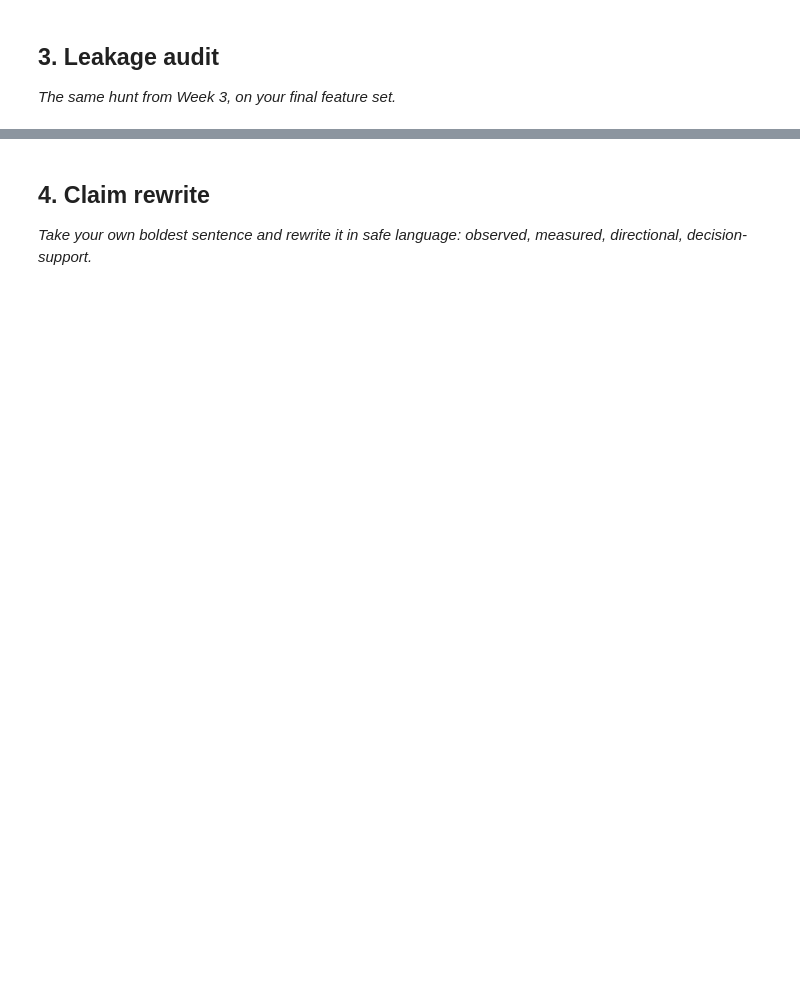
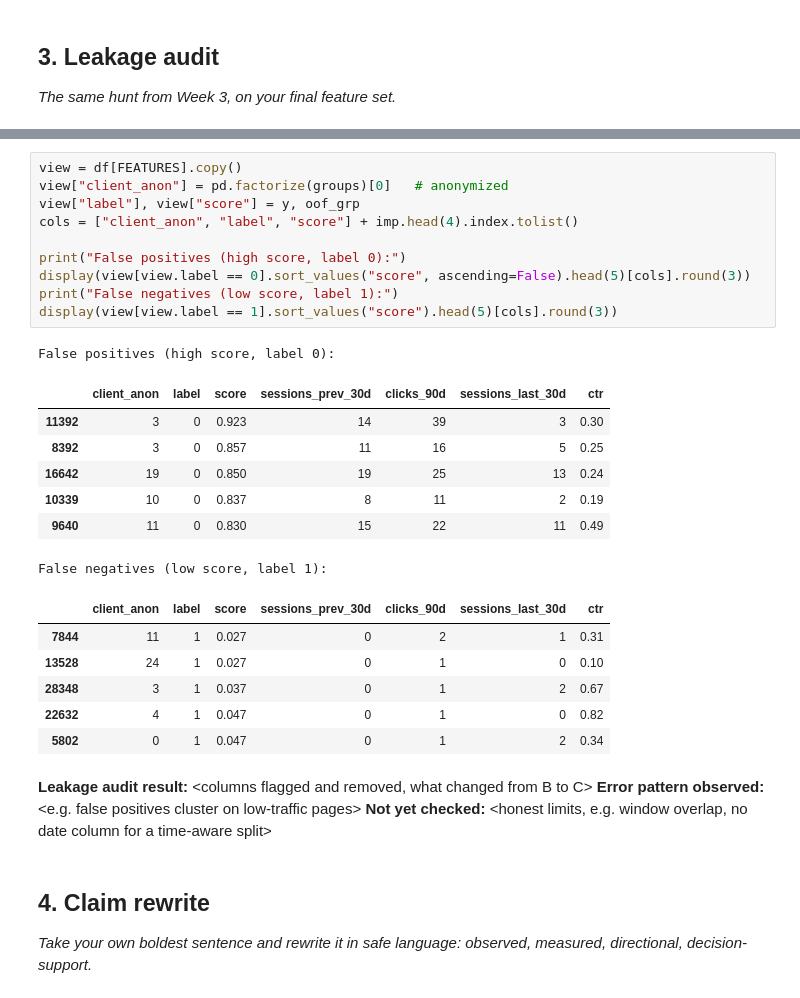
Before and after one commit to piasa19/flyrank-ml-internship-starter, a Jupyter notebook: work/notebooks/w06_validation_audit.ipynb, the cells around one changed output, grey strips where cells are left out. Saved outputs shown, nothing was run; the diff lists cells and outputs as text; blank space fills up the shorter version.

```diff
--- a/work/notebooks/w06_validation_audit.ipynb
+++ b/work/notebooks/w06_validation_audit.ipynb
@@ -21,3 +189,32 @@ This skeleton is yours to fill. Work the sections **in order** — each one has
+# %%
+view = df[FEATURES].copy()
+view["client_anon"] = pd.factorize(groups)[0]   # anonymized
+view["label"], view["score"] = y, oof_grp
+cols = ["client_anon", "label", "score"] + imp.head(4).index.tolist()
+
+print("False positives (high score, label 0):")
+display(view[view.label == 0].sort_values("score", ascending=False).head(5)[cols].round(3))
+print("False negatives (low score, label 1):")
+display(view[view.label == 1].sort_values("score").head(5)[cols].round(3))
+# %% [output]
+False positives (high score, label 0):
+|  | client_anon | label | score | sessions_prev_30d | clicks_90d | sessions_last_30d | ctr |
+| 11392 | 3 | 0 | 0.923 | 14 | 39 | 3 | 0.30 |
+| 8392 | 3 | 0 | 0.857 | 11 | 16 | 5 | 0.25 |
+| 16642 | 19 | 0 | 0.850 | 19 | 25 | 13 | 0.24 |
+| 10339 | 10 | 0 | 0.837 | 8 | 11 | 2 | 0.19 |
+| 9640 | 11 | 0 | 0.830 | 15 | 22 | 11 | 0.49 |
+False negatives (low score, label 1):
+|  | client_anon | label | score | sessions_prev_30d | clicks_90d | sessions_last_30d | ctr |
+| 7844 | 11 | 1 | 0.027 | 0 | 2 | 1 | 0.31 |
+| 13528 | 24 | 1 | 0.027 | 0 | 1 | 0 | 0.10 |
+| 28348 | 3 | 1 | 0.037 | 0 | 1 | 2 | 0.67 |
+| 22632 | 4 | 1 | 0.047 | 0 | 1 | 0 | 0.82 |
+| 5802 | 0 | 1 | 0.047 | 0 | 1 | 2 | 0.34 |
+# %% [markdown]
+**Leakage audit result:** <columns flagged and removed, what changed from B to C>
+**Error pattern observed:** <e.g. false positives cluster on low-traffic pages>
+**Not yet checked:** <honest limits, e.g. window overlap, no date column for a time-aware split>
 # %% [markdown]
 ## 4. Claim rewrite
 
```
Also changed, not shown: parts of 6 cells of this notebook.
